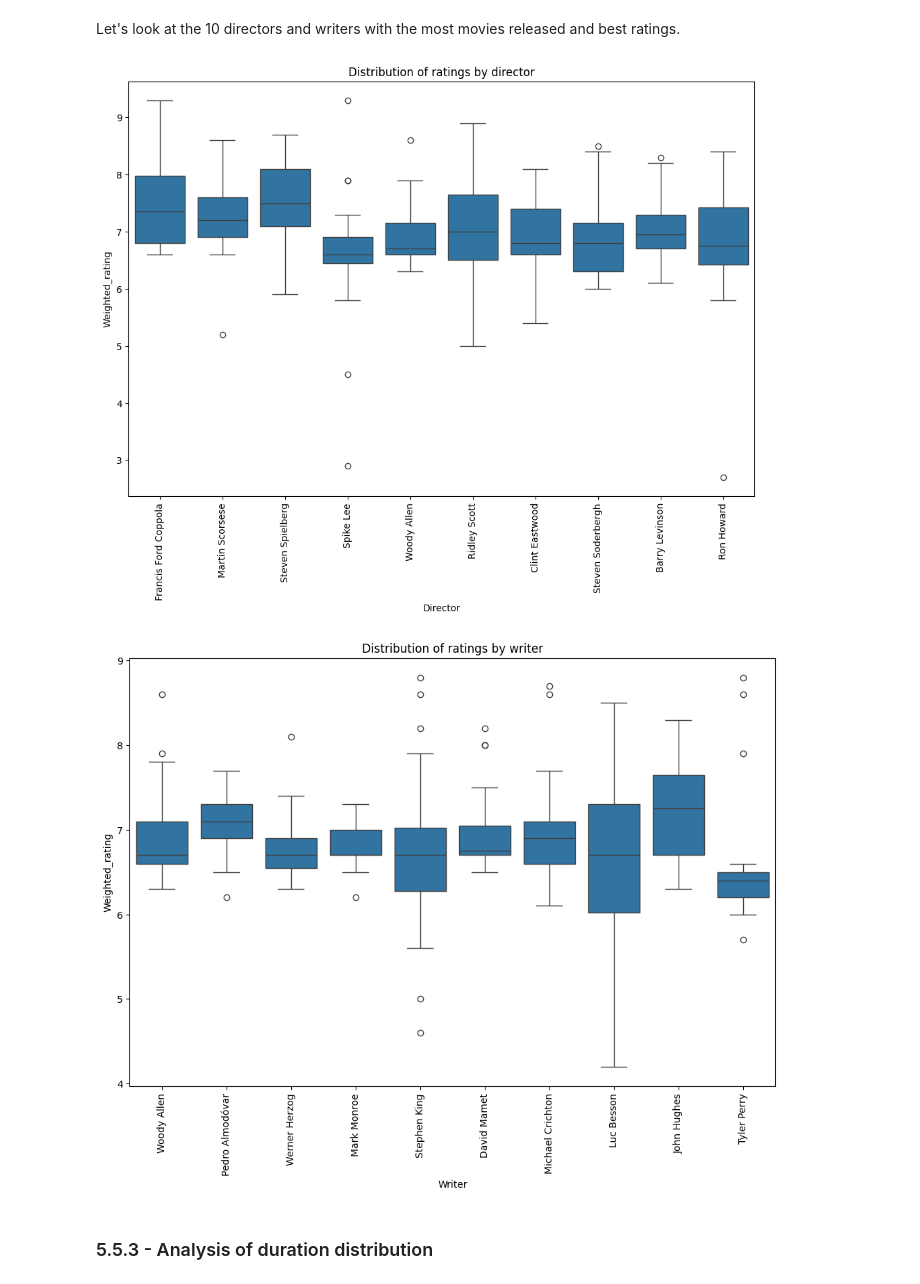
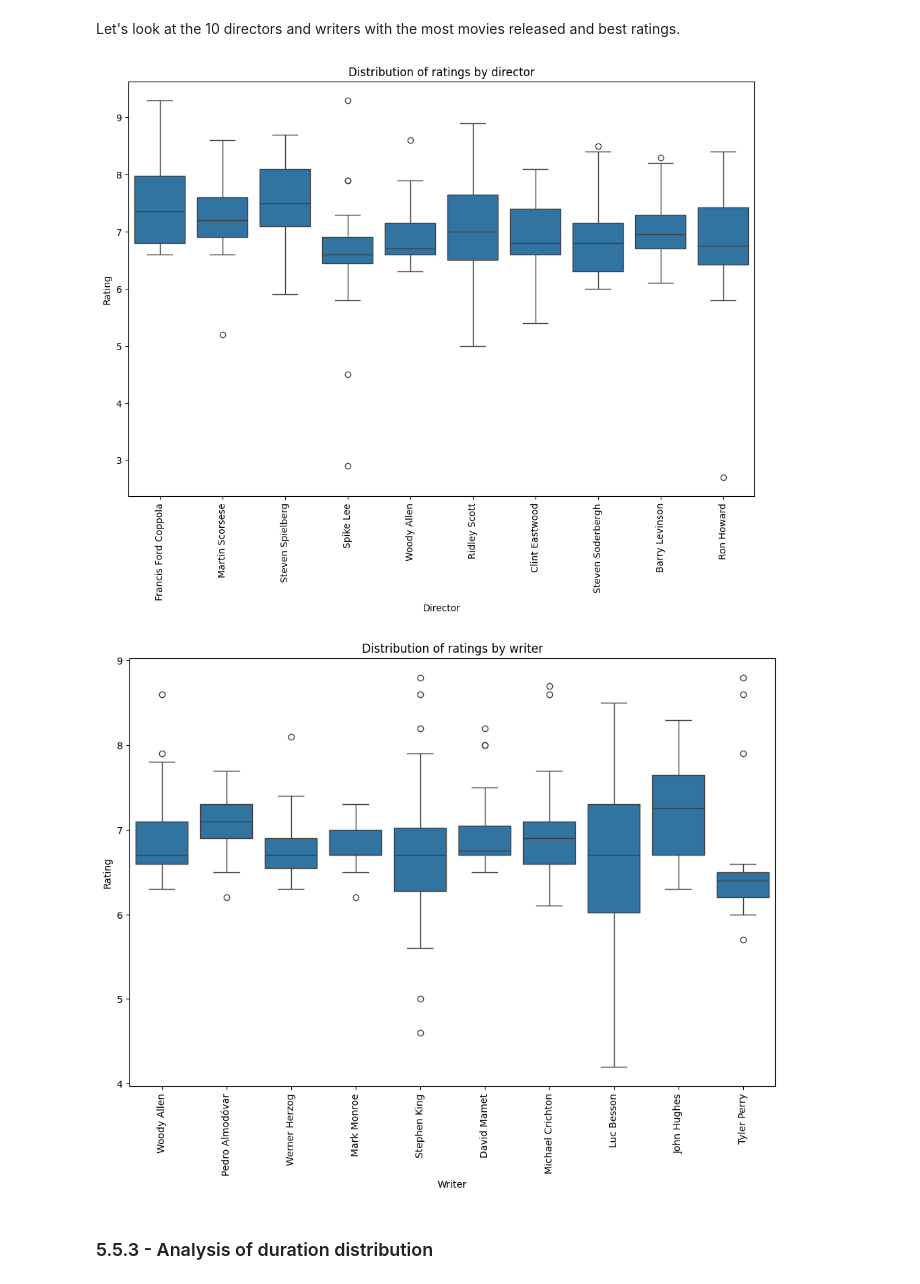
Before and after one commit to Thibaut5599/Analysis_MovieDataset, a Jupyter notebook: Movies_1910_2024.ipynb, the cells around one changed output. Cells and saved outputs as stored; diff of their text form; code cells hidden in the pictures.

```diff
--- a/Movies_1910_2024.ipynb
+++ b/Movies_1910_2024.ipynb
@@ -873,7 +884,7 @@ The average scores over each decade vary between 6.6 and 6.9, nothing can be ded
 ### 5.4.1 Genre popularity across decades
 # %%
 # We group by decade and genre and compute the average rating
-rating_per_decade_genre = df.groupby(["Decade", "Genres"], observed=False)["Weighted_rating"].mean().reset_index()
+rating_per_decade_genre = df.groupby(["Decade", "Genres"], observed=False)["Rating"].mean().reset_index()
 # %% [markdown]
 The chart generated by the code below is an interactive Plotly chart but the screenshots of each decade from this graph are present just after.
 # %%
@@ -885,14 +896,14 @@ fig = go.Figure()
 for decade in rating_per_decade_genre["Decade"].unique():
     # Filter by decade and sort by Rating
     df_decade = rating_per_decade_genre[rating_per_decade_genre["Decade"] == decade]
-    df_decade = df_decade.sort_values(by="Weighted_rating", ascending=False)
+    df_decade = df_decade.sort_values(by="Rating", ascending=False)
 
     # Color the 3 genres with the most releases in orange
     colors = ["orange" if i < 3 else "blue" for i in range(len(df_decade))]
 
     fig.add_trace(go.Bar(
         x=df_decade["Genres"],
-        y=df_decade["Weighted_rating"],
+        y=df_decade["Rating"],
         name=decade,
         visible=False,
         marker_color=colors,
@@ -910,7 +921,7 @@ fig.update_layout(
                 "method": "update",
                 "args": [
                     {"visible": [decade == d for d in rating_per_decade_genre["Decade"].unique()]},
-                    {"yaxis.range": [0, rating_per_decade_genre[rating_per_decade_genre["Decade"] == decade]["Weighted_rating"].max()]}
+                    {"yaxis.range": [0, rating_per_decade_genre[rating_per_decade_genre["Decade"] == decade]["Rating"].max()]}
                 ]
             } for decade in rating_per_decade_genre["Decade"].unique()
         ],
@@ -1101,7 +1112,7 @@ Let's look at the average ratings of directors and writers by sorting them in de
 # %%
 ########## TOP DIRECTORS ##########
 top_director_rating = df.groupby("Director").agg(
-    Rating=("Weighted_rating", lambda x: round(x.mean(),1)),
+    Rating=("Rating", lambda x: round(x.mean(),1)),
     Film_Count=("Director", "size")
 ).sort_values(by=["Film_Count","Rating"], ascending=False).reset_index()
 
@@ -1125,7 +1136,7 @@ top_director_rating.head(10)
 filtered_df = df[df["Writer"] != "Unknown"]
 
 top_writer_rating = filtered_df.groupby("Writer").agg(
-    Rating=("Weighted_rating", lambda x: round(x.mean(),1)),
+    Rating=("Rating", lambda x: round(x.mean(),1)),
     Film_Count=("Writer", "size")
 ).sort_values(by=["Film_Count","Rating"], ascending=False).reset_index()
 
@@ -1151,20 +1162,20 @@ Let's look at the 10 directors and writers with the most movies released and bes
 # %%
 # Boxplot of ratings by director
 plt.figure(figsize=(12, 8))
-sns.boxplot(data=df[df["Director"].isin(top_director_rating["Director"].head(10))], x="Director", y="Weighted_rating")
+sns.boxplot(data=df[df["Director"].isin(top_director_rating["Director"].head(10))], x="Director", y="Rating")
 plt.xticks(rotation=90)
 plt.title("Distribution of ratings by director")
 plt.show()
 
 # Boxplot of ratings by writer
 plt.figure(figsize=(12, 8))
-sns.boxplot(data=df[df["Writer"].isin(top_writer_rating["Writer"].head(10))], x="Writer", y="Weighted_rating")
+sns.boxplot(data=df[df["Writer"].isin(top_writer_rating["Writer"].head(10))], x="Writer", y="Rating")
 plt.xticks(rotation=90)
 plt.title("Distribution of ratings by writer")
 plt.show()
 # %% [output]
-[figure, old version]
+[figure, new version]
-[figure, old version]
+[figure, new version]
 # %% [markdown]
 ### 5.5.3 - Analysis of duration distribution
 # %% [markdown]
```
Also changed, not shown: parts of 48 cells of this notebook.
